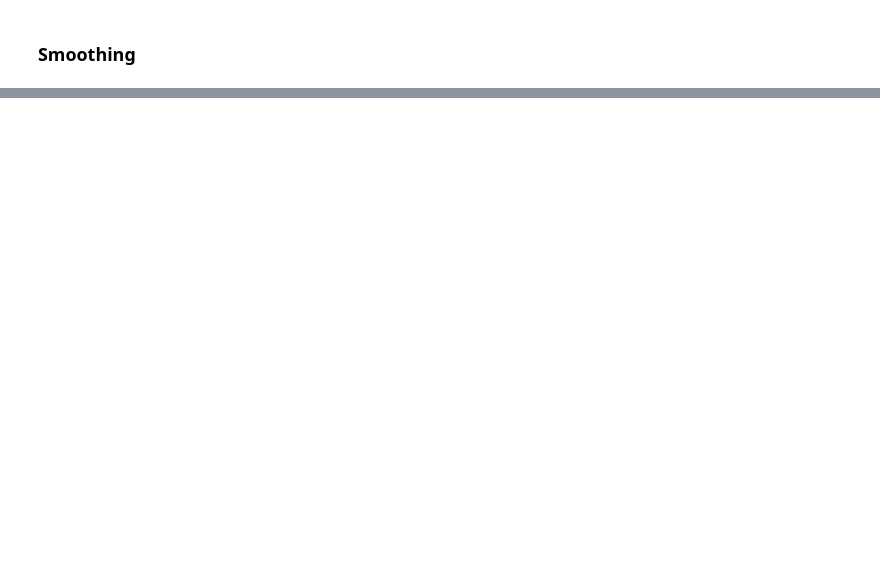
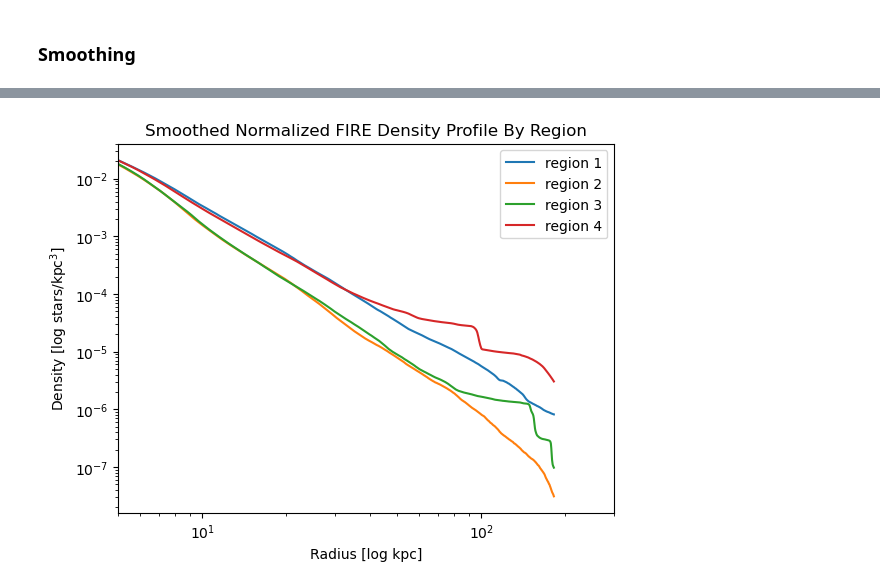
Before and after one commit to aeden2019/rubin_mw_mocks, a Jupyter notebook: src/analysis/population_plots.ipynb, the cells around one changed output, grey strips where cells are left out. Saved outputs shown, nothing was run; the diff lists cells and outputs as text; code cells hidden in the pictures; blank space fills up the shorter version.

```diff
--- a/src/analysis/population_plots.ipynb
+++ b/src/analysis/population_plots.ipynb
@@ -206,0 +299,34 @@ plt.show()
+# %%
+import numpy as np
+import matplotlib.pyplot as plt
+
+# Define the moving average function
+def moving_average(x, w):
+    return np.convolve(x, np.ones(w), 'valid') / w
+
+# Set the window size for the moving average
+window_size = 400
+
+# Smooth the density profiles
+smoothed_density_region1 = moving_average(fireDensitySatRegion1Norm, window_size)
+smoothed_density_region2 = moving_average(fireDensitySatRegion2Norm, window_size)
+smoothed_density_region3 = moving_average(fireDensitySatRegion3Norm, window_size)
+smoothed_density_region4 = moving_average(fireDensitySatRegion4Norm, window_size)
+
+# Trim fireEdgesSat to match the smoothed density arrays
+trimmed_fireEdgesSat = fireEdgesSat[:-window_size]
+
+# Plot the density profile with interpolated values
+fig, ax = plt.subplots()
+ax.loglog(trimmed_fireEdgesSat, smoothed_density_region1, label='region 1')
+ax.loglog(trimmed_fireEdgesSat, smoothed_density_region2, label='region 2')
+ax.loglog(trimmed_fireEdgesSat, smoothed_density_region3, label='region 3')
+ax.loglog(trimmed_fireEdgesSat, smoothed_density_region4, label='region 4')
+ax.set_xlabel('Radius [log kpc]')
+ax.set_ylabel('Density [log stars/kpc$^3$]')
+ax.set_xlim(rmin, rmax)
+ax.legend()
+plt.title('Smoothed Normalized FIRE Density Profile By Region')
+plt.show()
+# %% [output]
+[figure, added]
```
Also changed, not shown: parts of 15 cells of this notebook.
